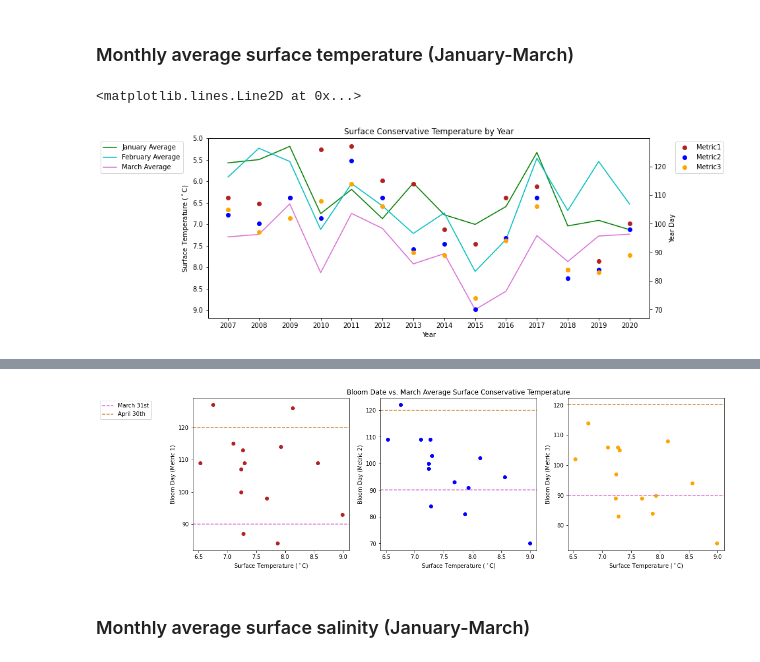
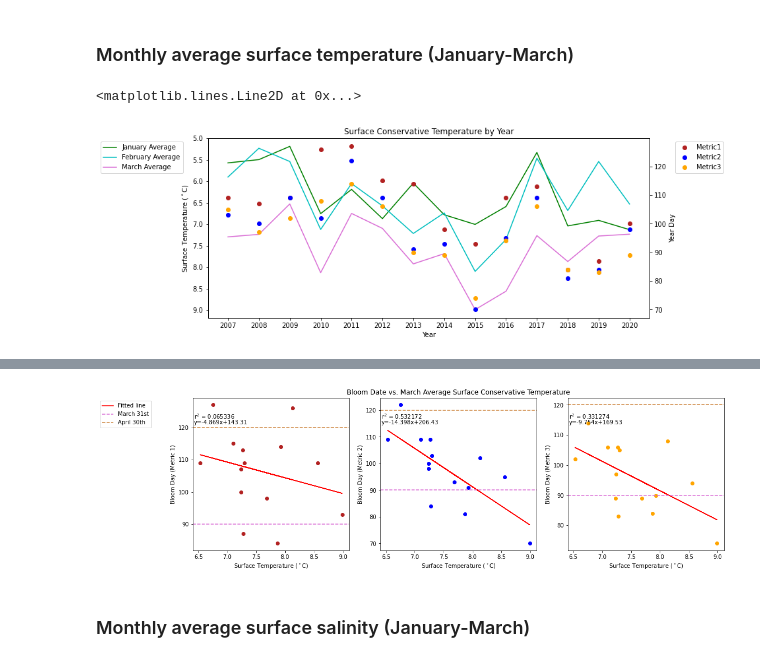
Before and after one commit to SalishSeaCast/Analysis-Aline, a Jupyter notebook: notebooks/Bloom_Timing/201905EnvironmentalDrivers.ipynb, the cells around one changed output, grey strips where cells are left out. Drawn from its saved outputs; the diff is of its cells as text; code cells hidden in the pictures.

Commit message:
fitted lines

```diff
--- a/notebooks/Bloom_Timing/201905EnvironmentalDrivers.ipynb
+++ b/notebooks/Bloom_Timing/201905EnvironmentalDrivers.ipynb
@@ -43 +22,14 @@ recalc=False
+# %%
+# The path to the directory where the pickle files are stored:
+savedir='/ocean/aisabell/MEOPAR/extracted_files'
+# Change 'S3' to the location of interest
+loc='S3'
+# What is the start year and end year+1 of the time range of interest?
+startyear=2007
+endyear=2021 # does NOT include this value
+# Note: What is the model run?
+
+# Note: non-location specific variables only need to be done for each year, not for each location
+# Note: xticks in the plots will need to be changed
+# Note: 201812 bloom timing variable load and plotting will also need to be removed
 # %%
@@ -347,7 +85,7 @@ years=list()
 bloomtime1=list()
 bloomtime2=list()
 bloomtime3=list()
-for year in range(2007,2021):
+for year in range(startyear,endyear):
     fname3=f'springBloomTime_{str(year)}_{loc}_{modver}.pkl'
     savepath3=os.path.join(savedir,fname3)
     bio_time0,sno30,sdiat0,sflag0,scili0,diat_alld0,no3_alld0,flag_alld0,cili_alld0,phyto_alld0,\
@@ -441,7 +179,7 @@ midno3jan=list()
 midno3feb=list()
 midno3mar=list()
 
-for year in range(2007,2021):
+for year in range(startyear,endyear):
     fname=f'JanToMarch_TimeSeries_{year}_{loc}_{modver}.pkl'
     savepath=os.path.join(savedir,fname)
     bio_time,diat_alld,no3_alld,flag_alld,cili_alld,microzoo_alld,mesozoo_alld,\
@@ -836,44 +647,90 @@ p6=ax1.plot(years,yearday3, 'o',color='orange',label='Metric3')
 ax1.set_ylabel('Year Day')
 ax1.legend(handles=[p4[0],p5[0],p6[0]],bbox_to_anchor=(1.05, 1.0), loc='upper left')
 
+# JAN
 fig2,ax2=plt.subplots(1,3,figsize=(17,5))
 ax2[0].plot(tempjan,yearday1,'o',color='firebrick')
 ax2[0].set_xlabel('Surface Temperature ($^\circ$C)')
 ax2[0].set_ylabel('Bloom Day (Metric 1)')
+y,r2,m,b=bloomdrivers.reg_r2(tempjan,yearday1)
+ax2[0].plot(tempjan, y, 'r', label='Fitted line')
+ax2[0].text(0.1, 0.85, '$\mathregular{r^2}$ = %f'%r2, transform=ax.transAxes)
+ax2[0].text(0.1,0.81,f'y={m}x+{b}',horizontalalignment='left',verticalalignment='bottom',transform=ax.transAxes)
+
 ax2[1].plot(tempjan,yearday2,'o',color='b')
 ax2[1].set_xlabel('Surface Temperature ($^\circ$C)')
 ax2[1].set_ylabel('Bloom Day (Metric 2)')
+y,r2,m,b=bloomdrivers.reg_r2(tempjan,yearday2)
+ax2[1].plot(tempjan, y, 'r', label='Fitted line')
+ax2[1].text(0.6, 0.85, '$\mathregular{r^2}$ = %f'%r2, transform=ax.transAxes)
+ax2[1].text(0.6,0.81,f'y={m}x+{b}',horizontalalignment='left',verticalalignment='bottom',transform=ax.transAxes)
+
 ax2[2].plot(tempjan,yearday3,'o',color='orange')
 ax2[2].set_xlabel('Surface Temperature ($^\circ$C)')
 ax2[2].set_ylabel('Bloom Day (Metric 3)')
+y,r2,m,b=bloomdrivers.reg_r2(tempjan,yearday3)
+ax2[2].plot(tempjan, y, 'r', label='Fitted line')
+ax2[2].text(1.1, 0.85, '$\mathregular{r^2}$ = %f'%r2, transform=ax.transAxes)
+ax2[2].text(1.1,0.81,f'y={m}x+{b}',horizontalalignment='left',verticalalignment='bottom',transform=ax.transAxes)
+
+
 ax2[1].set_title('Bloom Date vs. January Average Surface Conservative Temperature')
 
-
+# FEB
 fig3,ax3=plt.subplots(1,3,figsize=(17,5))
 ax3[0].plot(tempfeb,yearday1,'o',color='firebrick')
 ax3[0].set_xlabel('Surface Temperature ($^\circ$C)')
 ax3[0].set_ylabel('Bloom Day (Metric 1)')
+y,r2,m,b=bloomdrivers.reg_r2(tempfeb,yearday1)
+ax3[0].plot(tempfeb, y, 'r', label='Fitted line')
+ax3[0].text(0.1, 0.85, '$\mathregular{r^2}$ = %f'%r2, transform=ax.transAxes)
+ax3[0].text(0.1,0.81,f'y={m}x+{b}',horizontalalignment='left',verticalalignment='bottom',transform=ax.transAxes)
+
 ax3[1].plot(tempfeb,yearday2,'o',color='b')
 ax3[1].set_xlabel('Surface Temperature ($^\circ$C)')
 ax3[1].set_ylabel('Bloom Day (Metric 2)')
+y,r2,m,b=bloomdrivers.reg_r2(tempfeb,yearday2)
+ax3[1].plot(tempfeb, y, 'r', label='Fitted line')
+ax3[1].text(0.6, 0.85, '$\mathregular{r^2}$ = %f'%r2, transform=ax.transAxes)
+ax3[1].text(0.6,0.81,f'y={m}x+{b}',horizontalalignment='left',verticalalignment='bottom',transform=ax.transAxes)
+
 ax3[2].plot(tempfeb,yearday3,'o',color='orange')
 ax3[2].set_xlabel('Surface Temperature ($^\circ$C)')
 ax3[2].set_ylabel('Bloom Day (Metric 3)')
+y,r2,m,b=bloomdrivers.reg_r2(tempfeb,yearday3)
+ax3[2].plot(tempfeb, y, 'r', label='Fitted line')
+ax3[2].text(1.1, 0.85, '$\mathregular{r^2}$ = %f'%r2, transform=ax.transAxes)
+ax3[2].text(1.1,0.81,f'y={m}x+{b}',horizontalalignment='left',verticalalignment='bottom',transform=ax.transAxes)
+
+
 ax3[1].set_title('Bloom Date vs. February Average Surface Conservative Temperature')
 
-
+# MARCH
 fig4,ax4=plt.subplots(1,3,figsize=(17,5))
 ax4[0].plot(tempmar,yearday1,'o',color='firebrick')
 ax4[0].set_xlabel('Surface Temperature ($^\circ$C)')
 ax4[0].set_ylabel('Bloom Day (Metric 1)')
+y,r2,m,b=bloomdrivers.reg_r2(tempmar,yearday1)
+ax4[0].plot(tempmar, y, 'r', label='Fitted line')
+ax4[0].text(0.1, 0.85, '$\mathregular{r^2}$ = %f'%r2, transform=ax.transAxes)
+ax4[0].text(0.1,0.81,f'y={m}x+{b}',horizontalalignment='left',verticalalignment='bottom',transform=ax.transAxes)
+
 ax4[1].plot(tempmar,yearday2,'o',color='b')
 ax4[1].set_xlabel('Surface Temperature ($^\circ$C)')
 ax4[1].set_ylabel('Bloom Day (Metric 2)')
+y,r2,m,b=bloomdrivers.reg_r2(tempmar,yearday2)
+ax4[1].plot(tempmar, y, 'r', label='Fitted line')
+ax4[1].text(0.6, 0.85, '$\mathregular{r^2}$ = %f'%r2, transform=ax.transAxes)
+ax4[1].text(0.6,0.81,f'y={m}x+{b}',horizontalalignment='left',verticalalignment='bottom',transform=ax.transAxes)
+
 ax4[2].plot(tempmar,yearday3,'o',color='orange')
 ax4[2].set_xlabel('Surface Temperature ($^\circ$C)')
 ax4[2].set_ylabel('Bloom Day (Metric 3)')
 ax4[1].set_title('Bloom Date vs. March Average Surface Conservative Temperature')
-
+y,r2,m,b=bloomdrivers.reg_r2(tempmar,yearday3)
+ax4[2].plot(tempmar, y, 'r', label='Fitted line')
+ax4[2].text(1.1, 0.85, '$\mathregular{r^2}$ = %f'%r2, transform=ax.transAxes)
+ax4[2].text(1.1,0.81,f'y={m}x+{b}',horizontalalignment='left',verticalalignment='bottom',transform=ax.transAxes)
 
 # Jan month lines
 ax2[0].axhline(y=90, color='orchid', linestyle='--',label='March 31st')
@@ -910,4 +767,4 @@ ax4[2].axhline(y=120, color='peru', linestyle='--',label='April 30th')
-[figure, old version]
+[figure, new version]
 # %% [markdown]
 ### Monthly average surface salinity (January-March)
 # %%
```
Also changed, not shown: parts of 23 cells of this notebook.
